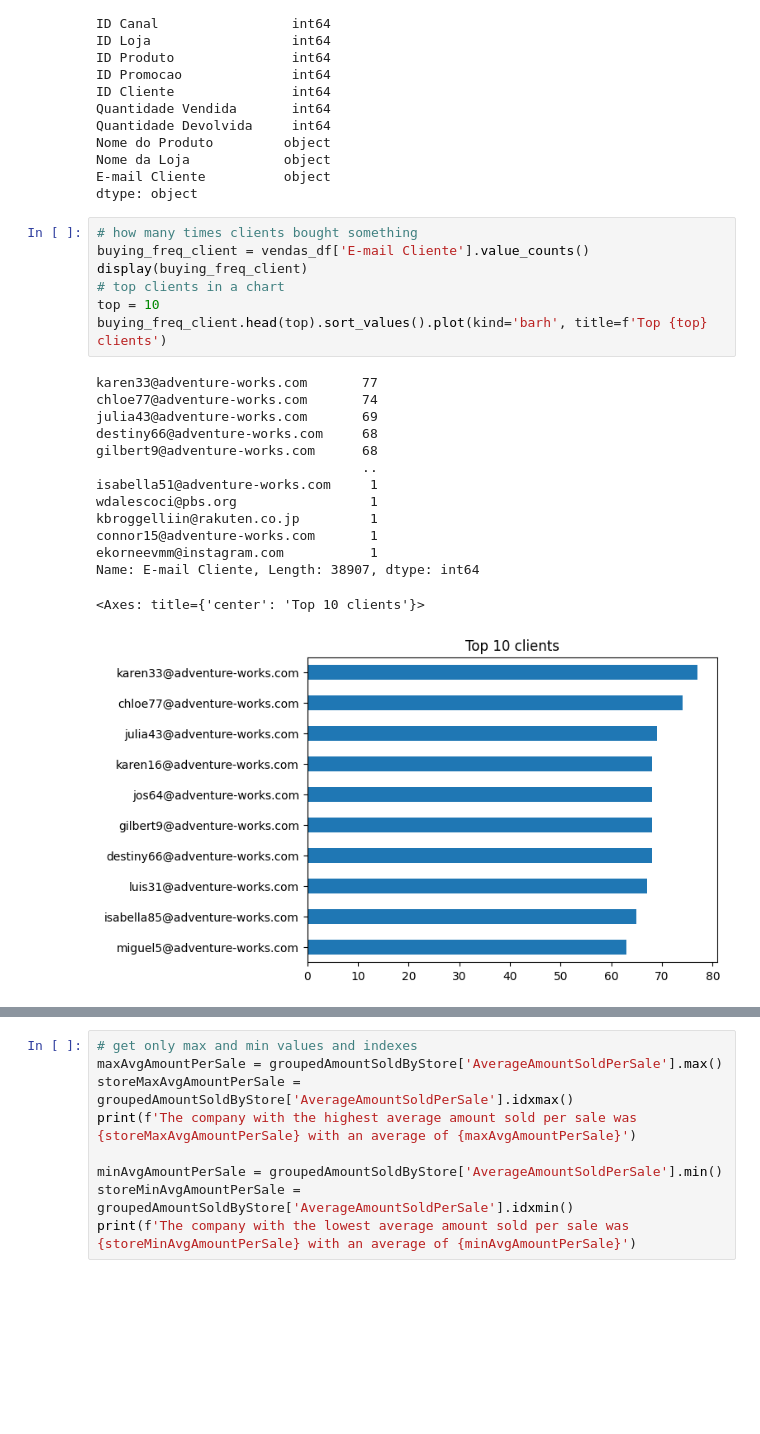
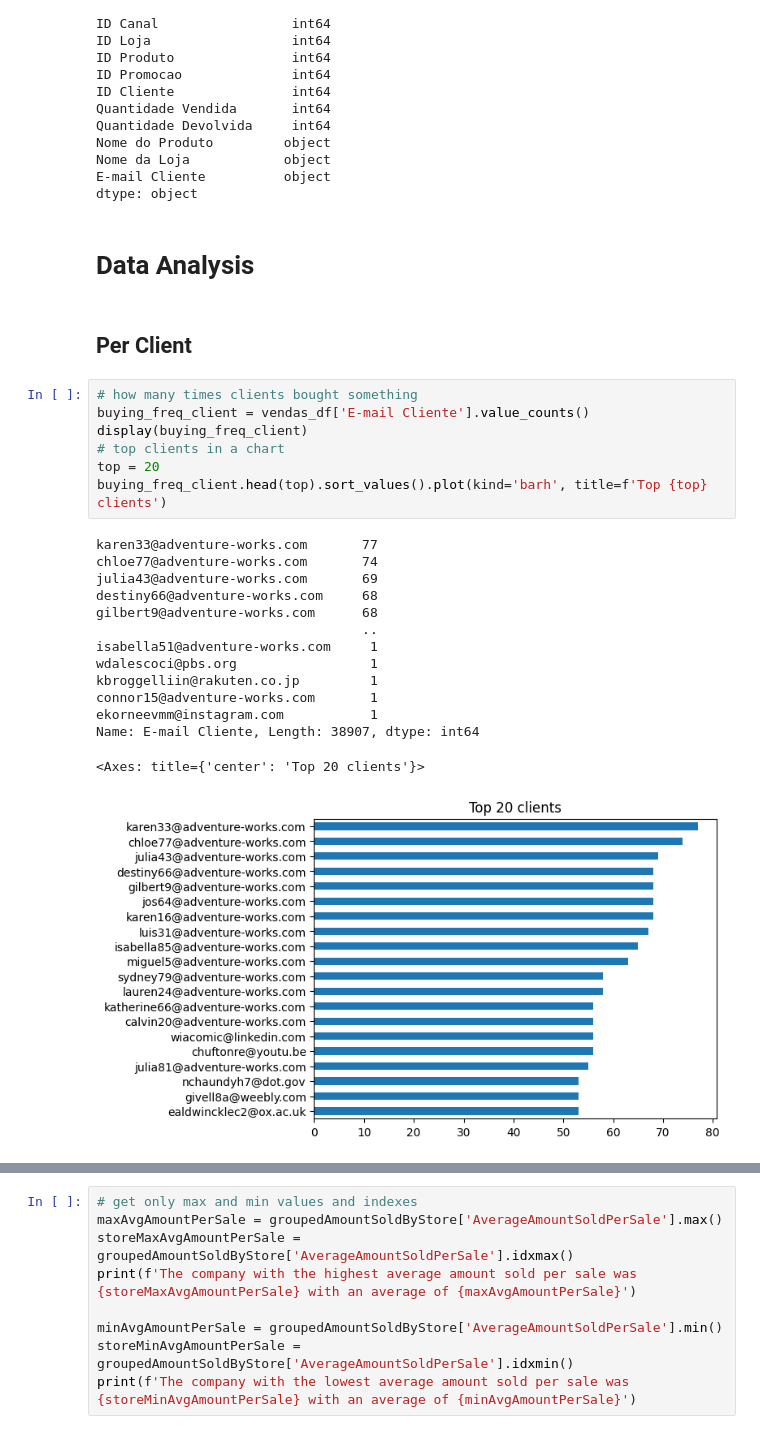
Before and after one commit to igornunespatricio/Python-Course, a Jupyter notebook: Data Analysis/Data_Analysis_Contoso.ipynb, the cells around one changed output, grey strips where cells are left out. Saved outputs shown, nothing was run; the diff lists cells and outputs as text; blank space fills up the shorter version.

Commit message:
Add more analysis

```diff
--- a/Data Analysis/Data_Analysis_Contoso.ipynb
+++ b/Data Analysis/Data_Analysis_Contoso.ipynb
@@ -112,25 +116,29 @@ Nome do Produto         object
 Nome da Loja            object
 E-mail Cliente          object
 dtype: object
+# %% [markdown]
+# Data Analysis
+# %% [markdown]
+## Per Client
 # %%
 # how many times clients bought something
 buying_freq_client = vendas_df['E-mail Cliente'].value_counts()
 display(buying_freq_client)
 # top clients in a chart
-top = 10
+top = 20
 buying_freq_client.head(top).sort_values().plot(kind='barh', title=f'Top {top} clients')
 # %% [output]
 karen33@adventure-works.com       77
 chloe77@adventure-works.com       74
 julia43@adventure-works.com       69
 destiny66@adventure-works.com     68
 gilbert9@adventure-works.com      68
                                   ..
 isabella51@adventure-works.com     1
 wdalescoci@pbs.org                 1
 kbroggelliin@rakuten.co.jp         1
 connor15@adventure-works.com       1
 ekorneevmm@instagram.com           1
 Name: E-mail Cliente, Length: 38907, dtype: int64
-<Axes: title={'center': 'Top 10 clients'}>
+<Axes: title={'center': 'Top 20 clients'}>
-[figure, old version]
+[figure, new version]
```
Also changed, not shown: parts of 14 cells of this notebook.
